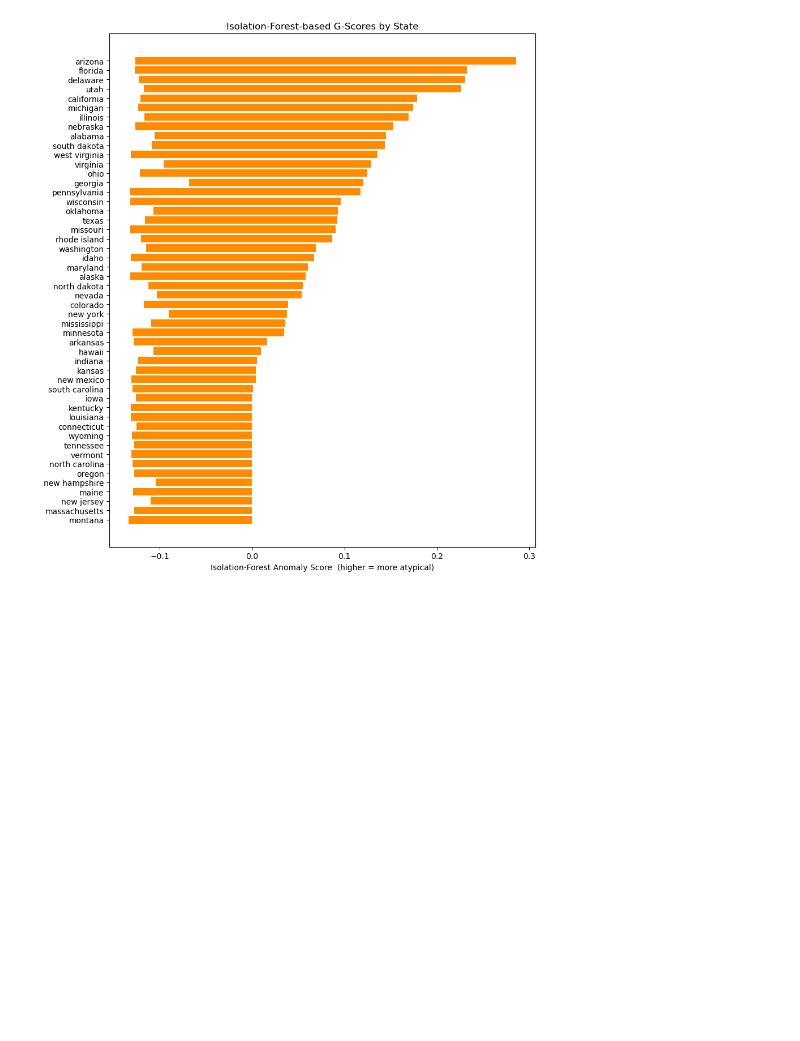
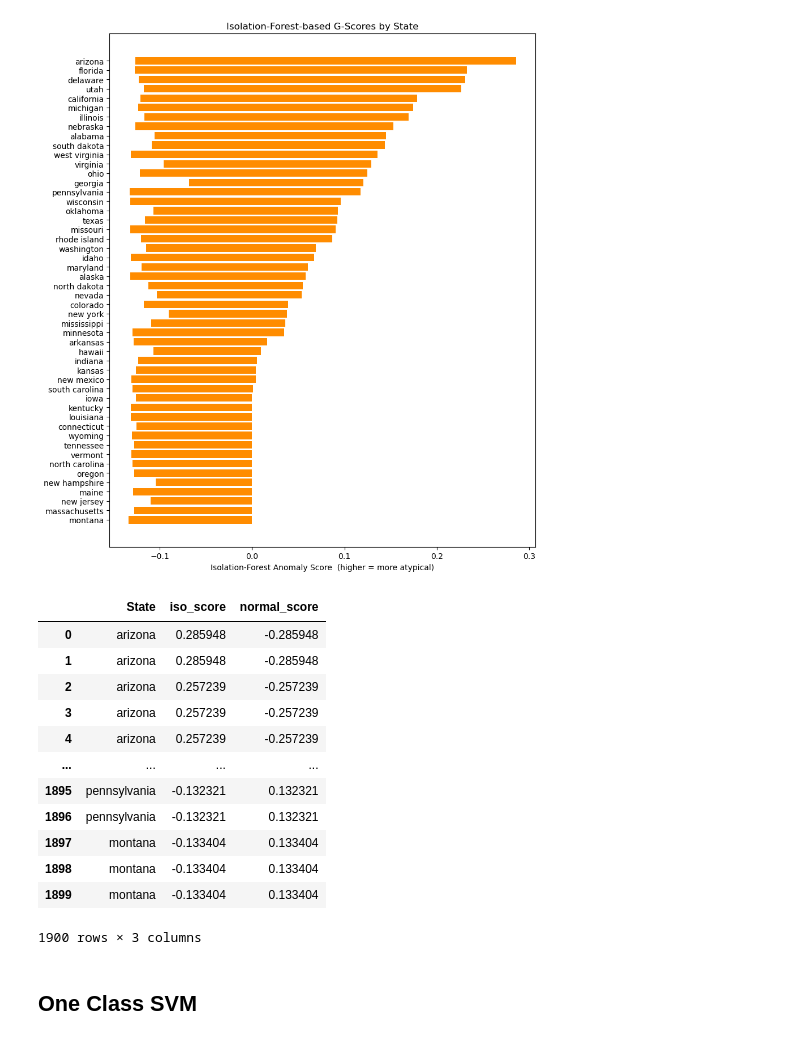
Before and after one commit to DMChakrabarti013/macro_matrics, a Jupyter notebook: G-Selection_unsupervised.ipynb, the cells around one changed output. Cells and saved outputs as stored; diff of their text form; code cells hidden in the pictures; blank space fills up the shorter version.

```diff
--- a/G-Selection_unsupervised.ipynb
+++ b/G-Selection_unsupervised.ipynb
@@ -382,3 +382,19 @@ Isolation‑Forest scores (top 10 most anomalous states):
 8  delaware   0.230681     -0.230681
 9      utah   0.226524     -0.226524
 [figure]
+# %%
+iso_df
+# %% [output]
+|  | State | iso_score | normal_score |
+| 0 | arizona | 0.285948 | -0.285948 |
+| 1 | arizona | 0.285948 | -0.285948 |
+| 2 | arizona | 0.257239 | -0.257239 |
+| 3 | arizona | 0.257239 | -0.257239 |
+| 4 | arizona | 0.257239 | -0.257239 |
+| ... | ... | ... | ... |
+| 1895 | pennsylvania | -0.132321 | 0.132321 |
+| 1896 | pennsylvania | -0.132321 | 0.132321 |
+| 1897 | montana | -0.133404 | 0.133404 |
+| 1898 | montana | -0.133404 | 0.133404 |
+| 1899 | montana | -0.133404 | 0.133404 |
+1900 rows × 3 columns
@@ -384,0 +403,2 @@ Isolation‑Forest scores (top 10 most anomalous states):
+# %% [markdown]
+## One Class SVM
```
Also changed, not shown: parts of 7 cells of this notebook, 9 other files.
